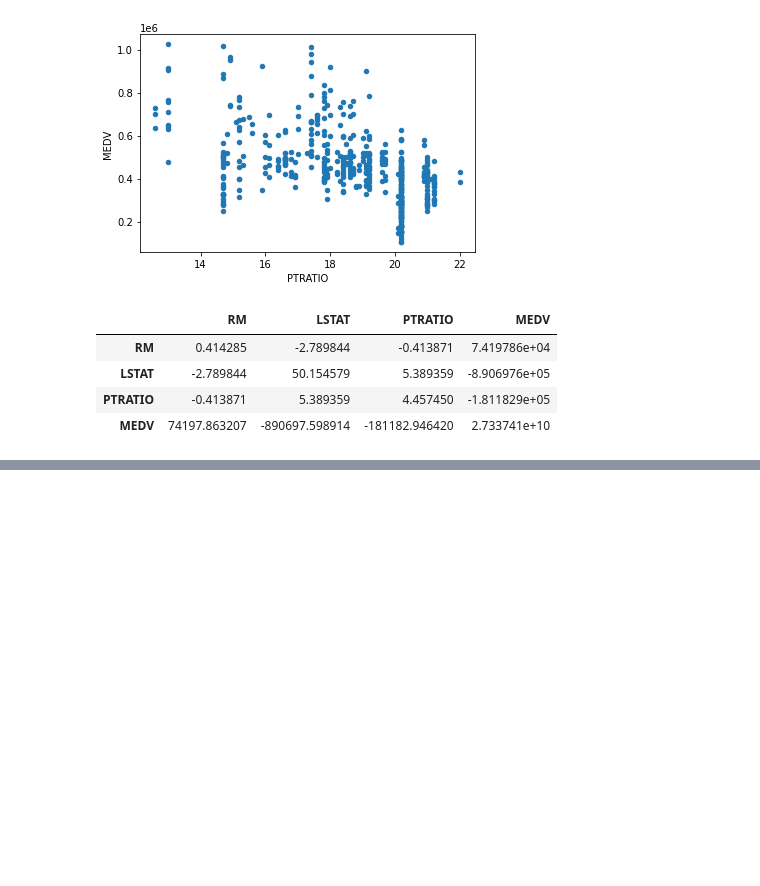
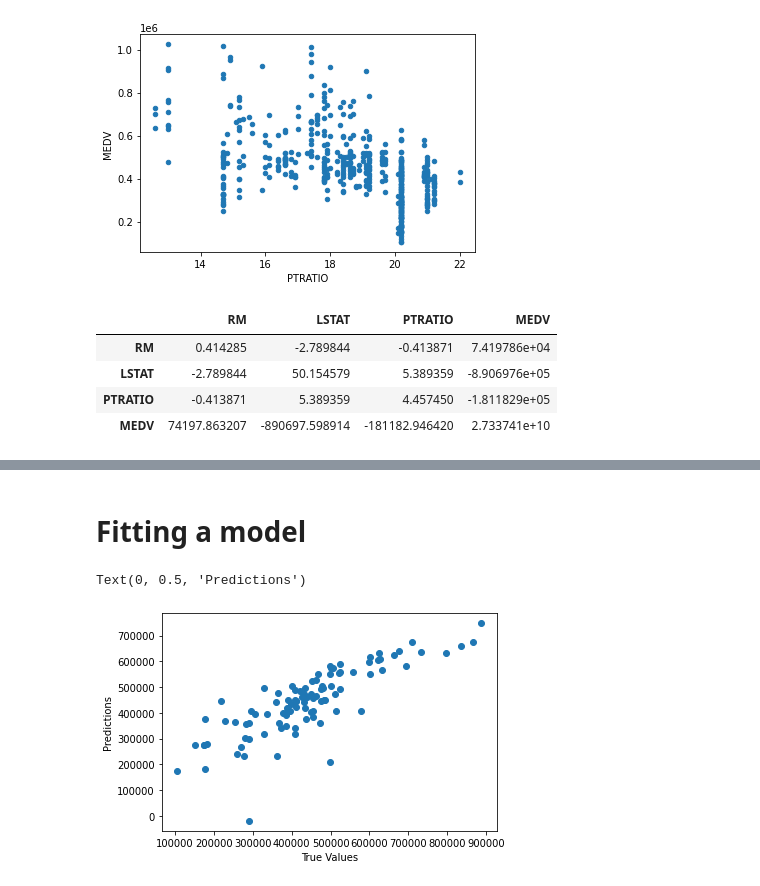
Before and after one commit to RangarajanRamesh/BostonHousing, a Jupyter notebook: Explore.ipynb, the cells around one changed output, grey strips where cells are left out. Cells and saved outputs as stored; diff of their text form; code cells hidden in the pictures; blank space fills up the shorter version.

Commit message:
model

```diff
--- a/Explore.ipynb
+++ b/Explore.ipynb
@@ -46,0 +57,5 @@ df.cov()
+# %%
+# output variable
+y = df['MEDV'];
+
+x = df.drop('MEDV',axis=1)
@@ -46,0 +79,10 @@ df.cov()
+# %%
+x_train, test_df, y_train, y_test = train_test_split(x, y, test_size = 0.2)
+# %%
+train_df, cv_df, y_train, y_cv = train_test_split(x_train, y_train, test_size=0.2)
+# %% [markdown]
+# Fitting a model
+# %%
+lm = linear_model.LinearRegression()
+model = lm.fit(train_df, y_train)
+predictions = lm.predict(test_df)
@@ -46,0 +91,7 @@ df.cov()
+# %%
+plt.scatter(y_test, predictions)
+plt.xlabel("True Values")
+plt.ylabel("Predictions")
+# %% [output]
+Text(0, 0.5, 'Predictions')
+[figure, added]
```
Also changed, not shown: parts of 7 cells of this notebook, 1 other file.
